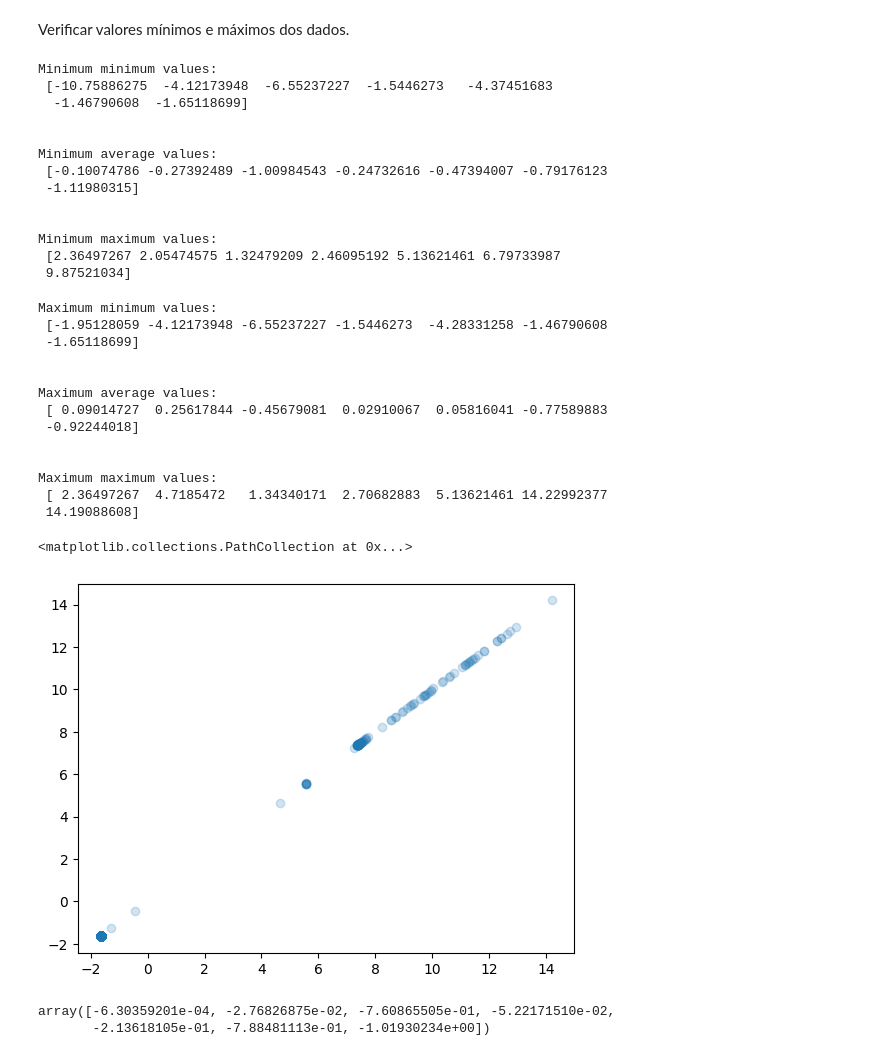
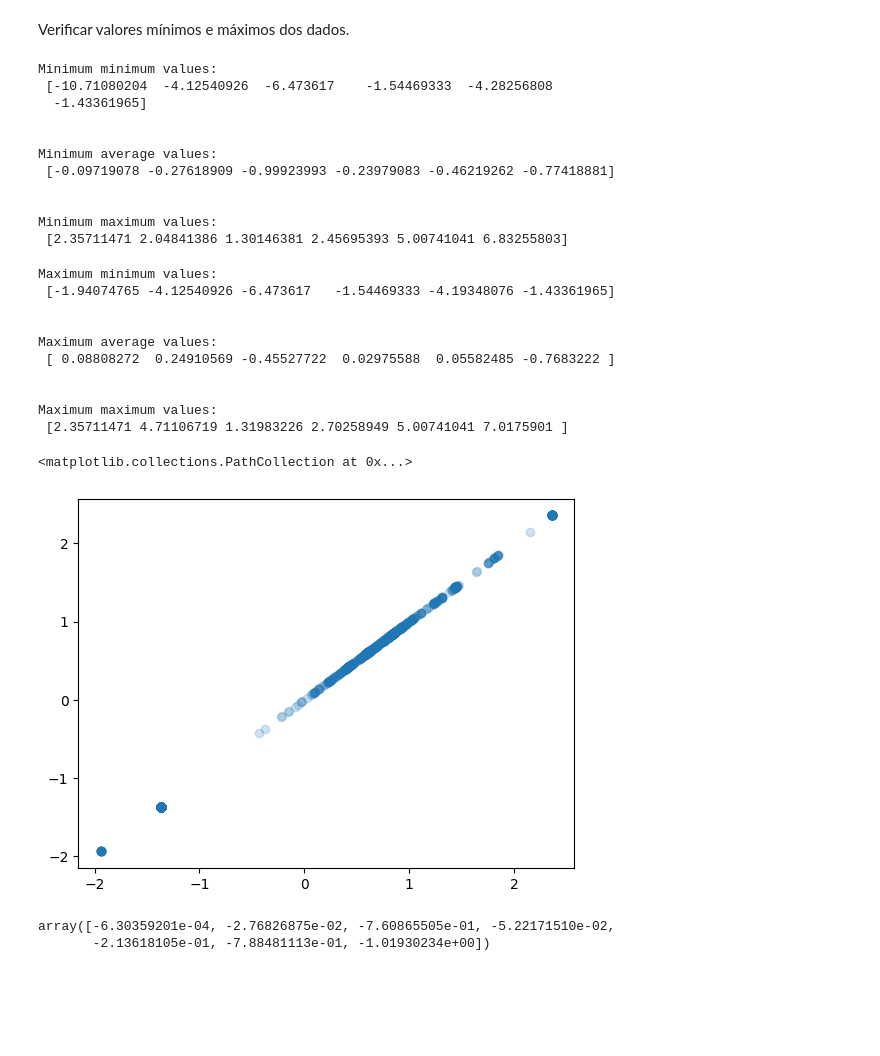
Before and after one commit to Punpuf/lemi_3w, a Jupyter notebook: experiments/experiment_all_wells.ipynb, the cells around one changed output. Saved outputs shown, nothing was run; the diff lists cells and outputs as text; code cells hidden in the pictures; blank space fills up the shorter version.

```diff
--- a/experiments/experiment_all_wells.ipynb
+++ b/experiments/experiment_all_wells.ipynb
@@ -318,0 +314,33 @@ There are 1571 files available
+# %%
+# Get transformed files paths
+TRANSFORMATION_NAME_PREFIX = "transform-isdt-"
+train_tranformed_dataset_dir = storage_config.DIR_PROJECT_DATA / (TRANSFORMATION_NAME_PREFIX + train_tranformed_folder_name)
+validation_tranformed_dataset_dir = storage_config.DIR_PROJECT_DATA / (TRANSFORMATION_NAME_PREFIX + validation_tranformed_folder_name)
+test_tranformed_dataset_dir = storage_config.DIR_PROJECT_DATA / (TRANSFORMATION_NAME_PREFIX + test_tranformed_folder_name)
+
+# Generate inspectors for the transformed data
+train_inspector_converted = rdi.RawDataInspector(
+    train_tranformed_dataset_dir,
+    storage_config.DIR_PROJECT_CACHE / "all_wells_transformed-train.parquet",
+    use_cached=False
+)
+validation_inspector_transformed = rdi.RawDataInspector(
+    validation_tranformed_dataset_dir,
+    storage_config.DIR_PROJECT_CACHE / "all_wells_transformed-validation.parquet",
+    use_cached=False
+)
+test_inspector_transformed = rdi.RawDataInspector(
+    test_tranformed_dataset_dir,
+    storage_config.DIR_PROJECT_CACHE / "all_wells_transformed-test.parquet",
+    use_cached=False
+)
+
+# Get list of paths for the events in each of the data groups (train, val, test)
+train_metadata_converted = train_inspector_converted.get_metadata_table()
+train_transformed_file_path_list = train_metadata_converted["path"]
+
+validation_metadata_transformed = validation_inspector_transformed.get_metadata_table()
+validation_transformed_file_path_list = validation_metadata_transformed["path"]
+
+test_metadata_transformed = test_inspector_transformed.get_metadata_table()
+test_transformed_file_path_list = test_metadata_transformed["path"]
@@ -348,7 +394,7 @@ X_min_list = []
 X_max_list = []
 y_avg = []
 
-for path in train_transformed_data_file_path_list:
+for path in train_transformed_file_path_list:
     X, y = TransformationManager.retrieve_pair_array(pathlib.Path(path))
     X_min_list.append(np.min(np.min(X, axis=0), axis=0))
     X_max_list.append(np.max(np.max(X, axis=0), axis=0))
@@ -366,18 +412,16 @@ print("\n\nMinimum average values:\n", X_min_list.mean(axis=0))
 print("\n\nMinimum maximum values:\n", X_min_list.max(axis=0))
 # %% [output]
 Minimum minimum values:
- [-10.75886275  -4.12173948  -6.55237227  -1.5446273   -4.37451683
-  -1.46790608  -1.65118699]
+ [-10.71080204  -4.12540926  -6.473617    -1.54469333  -4.28256808
+  -1.43361965]
 
 
 Minimum average values:
- [-0.10074786 -0.27392489 -1.00984543 -0.24732616 -0.47394007 -0.79176123
- -1.11980315]
+ [-0.09719078 -0.27618909 -0.99923993 -0.23979083 -0.46219262 -0.77418881]
 
 
 Minimum maximum values:
- [2.36497267 2.05474575 1.32479209 2.46095192 5.13621461 6.79733987
- 9.87521034]
+ [2.35711471 2.04841386 1.30146381 2.45695393 5.00741041 6.83255803]
 # %%
 # Regarding max values of X
 print("Maximum minimum values:\n", X_max_list.min(axis=0))
@@ -387,26 +431,23 @@ print("\n\nMaximum average values:\n", X_max_list.mean(axis=0))
 print("\n\nMaximum maximum values:\n", X_max_list.max(axis=0))
 # %% [output]
 Maximum minimum values:
- [-1.95128059 -4.12173948 -6.55237227 -1.5446273  -4.28331258 -1.46790608
- -1.65118699]
+ [-1.94074765 -4.12540926 -6.473617   -1.54469333 -4.19348076 -1.43361965]
 
 
 Maximum average values:
- [ 0.09014727  0.25617844 -0.45679081  0.02910067  0.05816041 -0.77589883
- -0.92244018]
+ [ 0.08808272  0.24910569 -0.45527722  0.02975588  0.05582485 -0.7683222 ]
 
 
 Maximum maximum values:
- [ 2.36497267  4.7185472   1.34340171  2.70682883  5.13621461 14.22992377
- 14.19088608]
+ [2.35711471 4.71106719 1.31983226 2.70258949 5.00741041 7.0175901 ]
 # %%
 import matplotlib.pyplot as plt
 
-variable_index = 6
+variable_index = 0
 plt.scatter(X_max_list[:, variable_index], X_max_list[:, variable_index], alpha=0.2)
 # %% [output]
 <matplotlib.collections.PathCollection at 0x...>
-[figure, old version]
+[figure, new version]
 # %%
 np.mean(np.mean(y_avg, axis=0), axis=0)
 # %% [output]
```
Also changed, not shown: parts of 35 cells of this notebook, 2 other files.
